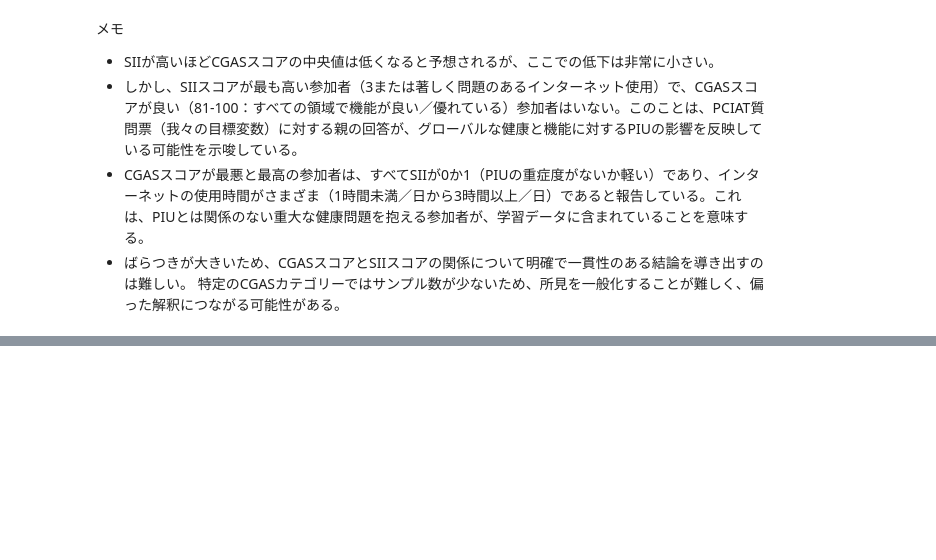
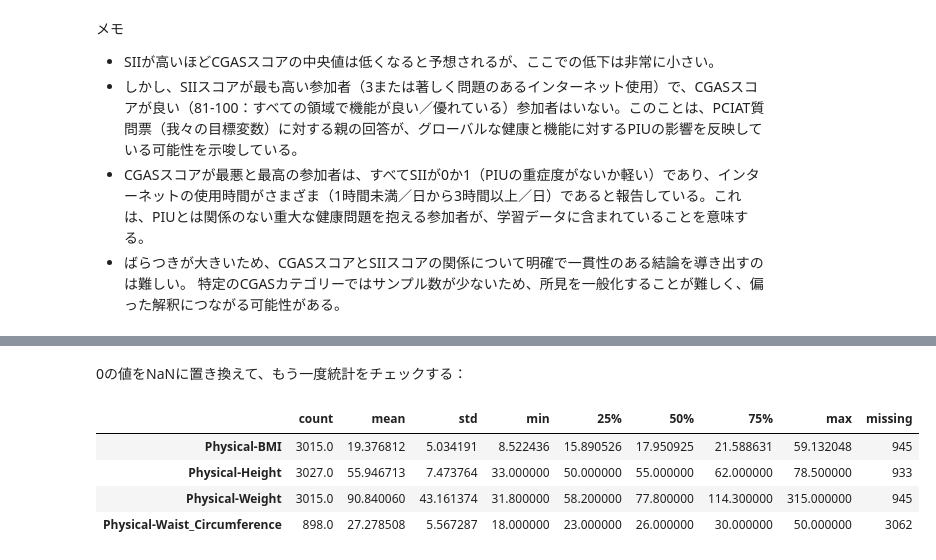
Before and after one commit to yuji-sgs/child-mind-institute, a Jupyter notebook: EDA.ipynb, the cells around one changed output, grey strips where cells are left out. Cells and saved outputs as stored; diff of their text form; code cells hidden in the pictures; blank space fills up the shorter version.

```diff
--- a/EDA.ipynb
+++ b/EDA.ipynb
@@ -1025,0 +1081,5 @@ train[train['CGAS-CGAS_Score'] > 90][
+# %%
+wh_cols = [
+    'Physical-BMI', 'Physical-Height',
+    'Physical-Weight', 'Physical-Waist_Circumference'
+]
@@ -1025,0 +1097,11 @@ train[train['CGAS-CGAS_Score'] > 90][
+# %% [markdown]
+0の値をNaNに置き換えて、もう一度統計をチェックする：
+# %%
+train[wh_cols] = train[wh_cols].replace(0, np.nan)
+calculate_stats(train, wh_cols)
+# %% [output]
+|  | count | mean | std | min | 25% | 50% | 75% | max | missing |
+| Physical-BMI | 3015.0 | 19.376812 | 5.034191 | 8.522436 | 15.890526 | 17.950925 | 21.588631 | 59.132048 | 945 |
+| Physical-Height | 3027.0 | 55.946713 | 7.473764 | 33.000000 | 50.000000 | 55.000000 | 62.000000 | 78.500000 | 933 |
+| Physical-Weight | 3015.0 | 90.840060 | 43.161374 | 31.800000 | 58.200000 | 77.800000 | 114.300000 | 315.000000 | 945 |
+| Physical-Waist_Circumference | 898.0 | 27.278508 | 5.567287 | 18.000000 | 23.000000 | 26.000000 | 30.000000 | 50.000000 | 3062 |
```
Also changed, not shown: parts of 12 cells of this notebook.
